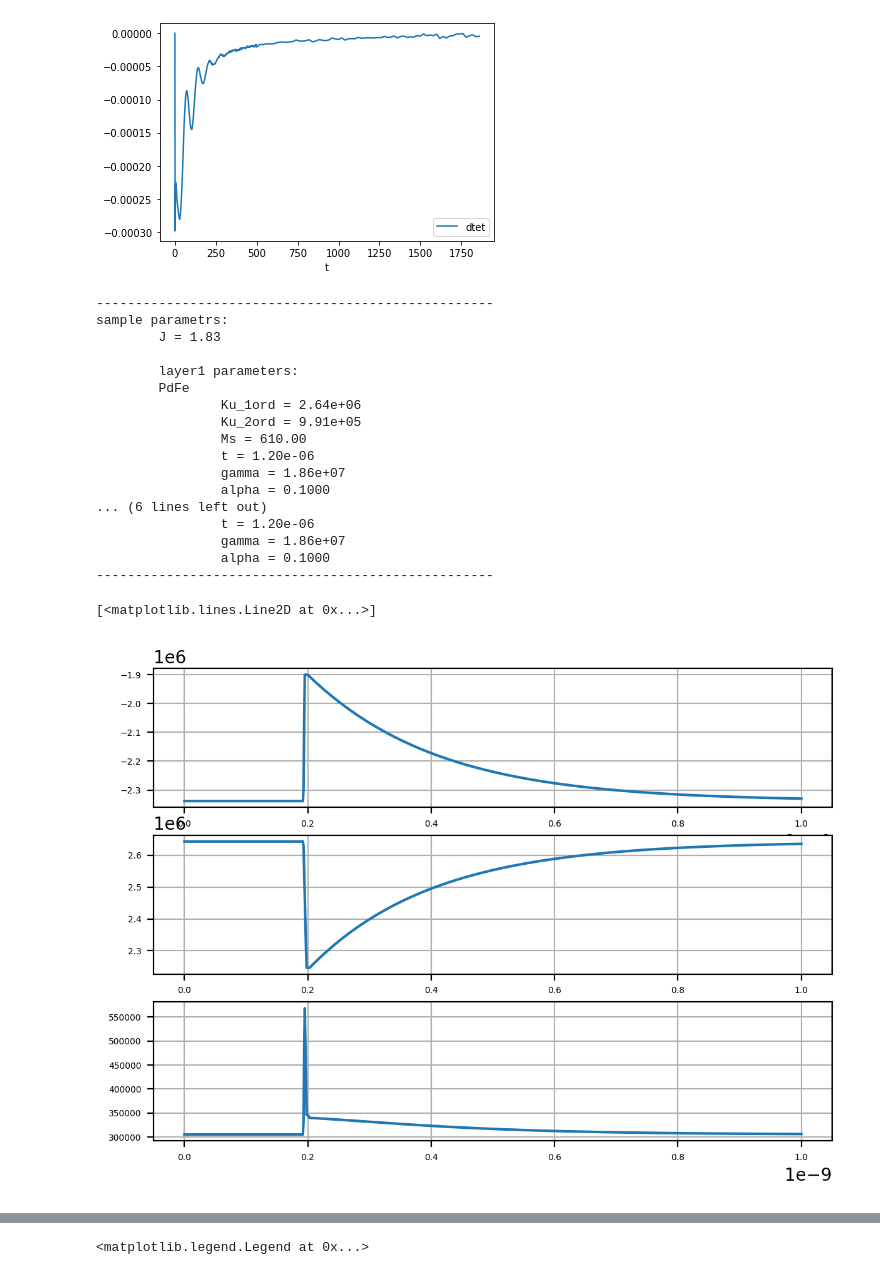
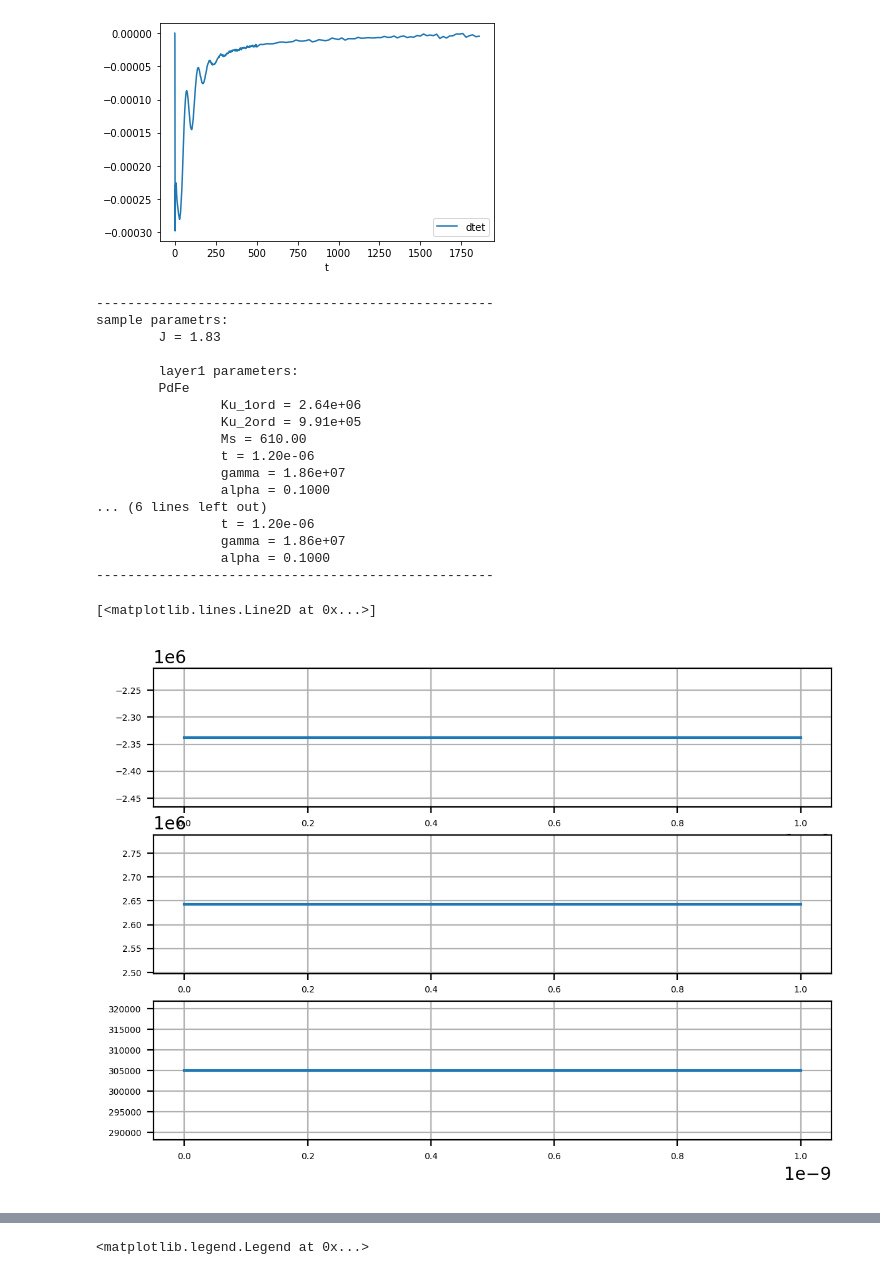
Before and after one commit to sashabusse/LLG_INT, a Jupyter notebook: model_IEC.ipynb, the cells around one changed output, grey strips where cells are left out. Drawn from its saved outputs; the diff is of its cells as text; code cells hidden in the pictures.

```diff
--- a/model_IEC.ipynb
+++ b/model_IEC.ipynb
@@ -55,51 +55,20 @@ film_inst.print()
 layer1 = film_inst.l1
 layer2 = film_inst.l2
 
-##dynamic parameters
-#t_start = 2e-10
-##M dynamic
-#M_d =80
-#M_tau = 240e-12
-#M_t_grow = 2e-12
-#M_t_stay = 5e-12
-#M_t0 = t_start
-##Ku dynamic
-#Ku_d = Ku_1ord * (0.22)
-#Ku_tau = 100e-12
-#Ku_t_grow = 5e-12
-#Ku_t_stay = 5e-12
-#Ku_t0 = t_start + Ku_t_grow - M_t_grow + 0e-12
-
 #dynamic parameters
 t_start = 2e-10
 #M dynamic
-M_d = 60.
+M_d = 0.#60.
 M_tau = 200e-12
 M_t_grow = 2e-12
 M_t_stay = 5e-12
 M_t0 = t_start
 #Ku dynamic
-Ku_d = film_inst.l1.st.Ku_1ord * (0.15)
+Ku_d = film_inst.l1.st.Ku_1ord * 0.#(0.15)
 Ku_tau = 200e-12
 Ku_t_grow = 5e-12
 Ku_t_stay = 5e-12
 Ku_t0 = t_start + Ku_t_grow - M_t_grow + 0e-12
-
-
-##dynamic parameters
-#t_start = 2e-10
-##M dynamic
-#M_d = 80
-#M_tau = 20e-12
-#M_t_grow = 2e-12
-#M_t_stay = 5e-12
-#M_t0 = t_start
-##Ku dynamic
-#Ku_d = film_inst.l1.st.Ku_1ord * (0.2)
-#Ku_tau = 100e-12
-#Ku_t_grow = 8e-12
-#Ku_t_stay = 5e-12
-#Ku_t0 = t_start + Ku_t_grow - M_t_grow + 0e-12
 
 
 #laser excitation
@@ -142,33 +111,33 @@ def MsFrT(t):
 
     Ms_stay_cond = np.logical_and(t<M_t0, t>M_t0-M_t_stay)
     Ms_res[Ms_stay_cond] = Ms_hyst-M_d
 
     Ms_res[t>M_t0] = Ms_hyst - M_d*np.exp(-(t[t>M_t0]-M_t0)/M_tau)
     return Ms_res
 
 
 ax[0].plot(Ku_x_ax, -2*np.pi*(MsFrT(Ku_x_ax)**2))
 ax[1].plot(Ku_x_ax, Ku_func(Ku_x_ax, layer1.st.Ku_1ord))
 ax[2].plot(Ku_x_ax, Ku_func(Ku_x_ax, layer1.st.Ku_1ord)-2*np.pi*(MsFrT(Ku_x_ax)**2))
 # %% [output]
 ---------------------------------------------------
 sample parametrs:
         J = 1.83
 
         layer1 parameters:
         PdFe
                 Ku_1ord = 2.64e+06
                 Ku_2ord = 9.91e+05
                 Ms = 610.00
                 t = 1.20e-06
                 gamma = 1.86e+07
                 alpha = 0.1000
 ... (6 lines left out)
                 t = 1.20e-06
                 gamma = 1.86e+07
                 alpha = 0.1000
 ---------------------------------------------------
 [<matplotlib.lines.Line2D at 0x...>]
-[figure, old version]
+[figure, new version]
 # %%
 #external field
```
Also changed, not shown: parts of 3 cells of this notebook, 11 other files.
